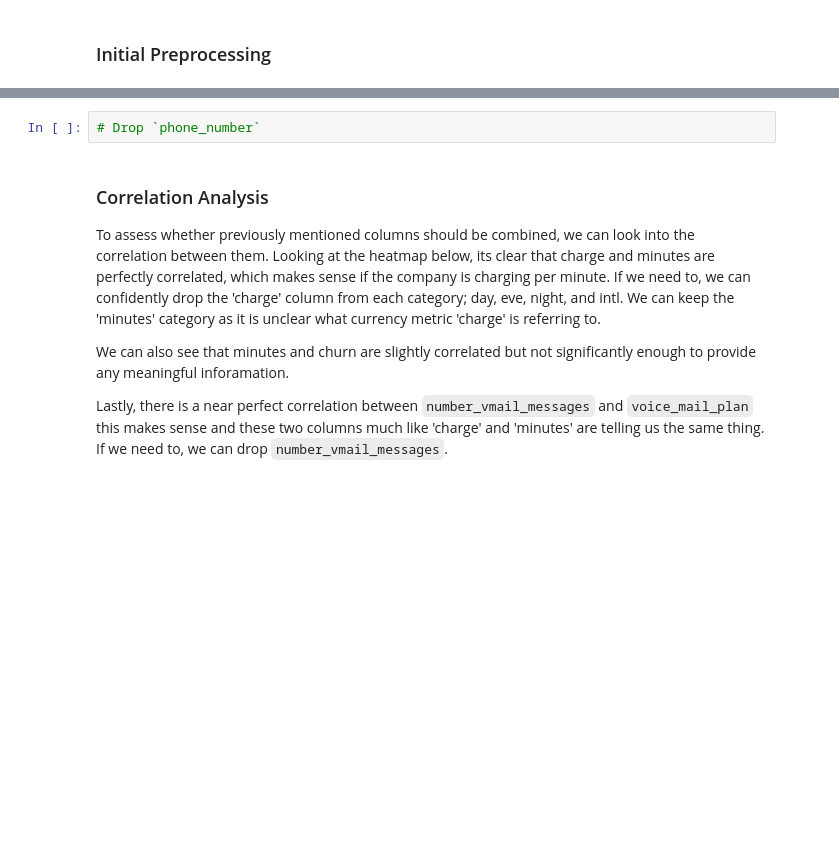
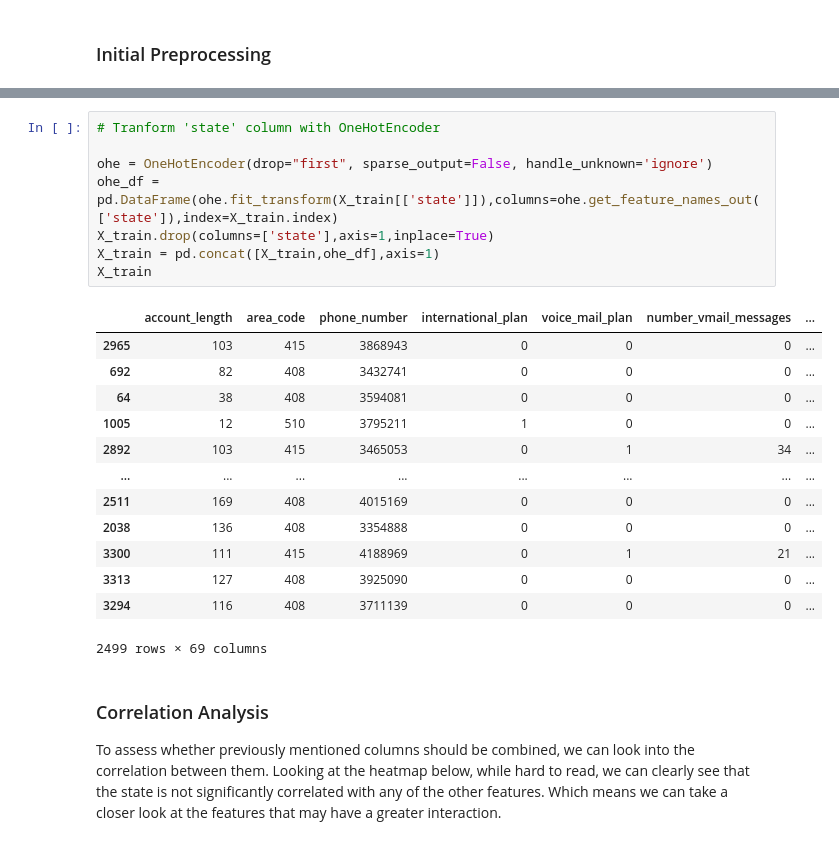
Before and after one commit to erankova/Phase_3_Project, a Jupyter notebook: Phase_3_Project.ipynb, the cells around one changed output, grey strips where cells are left out. Cells and saved outputs as stored; diff of their text form; blank space fills up the shorter version.

```diff
--- a/Phase_3_Project.ipynb
+++ b/Phase_3_Project.ipynb
@@ -171,13 +197,29 @@ array(['KS', 'OH', 'NJ', 'OK', 'AL', 'MA', 'MO', 'LA', 'WV', 'IN', 'RI',
-# %%
-# Drop `phone_number`
+# %%
+# Tranform 'state' column with OneHotEncoder
+
+ohe = OneHotEncoder(drop="first", sparse_output=False, handle_unknown='ignore')
+ohe_df = pd.DataFrame(ohe.fit_transform(X_train[['state']]),columns=ohe.get_feature_names_out(['state']),index=X_train.index)
+X_train.drop(columns=['state'],axis=1,inplace=True)
+X_train = pd.concat([X_train,ohe_df],axis=1)
+X_train
+# %% [output]
+|  | account_length | area_code | phone_number | international_plan | voice_mail_plan | number_vmail_messages | ... |
+| 2965 | 103 | 415 | 3868943 | 0 | 0 | 0 | ... |
+| 692 | 82 | 408 | 3432741 | 0 | 0 | 0 | ... |
+| 64 | 38 | 408 | 3594081 | 0 | 0 | 0 | ... |
+| 1005 | 12 | 510 | 3795211 | 1 | 0 | 0 | ... |
+| 2892 | 103 | 415 | 3465053 | 0 | 1 | 34 | ... |
+| ... | ... | ... | ... | ... | ... | ... | ... |
+| 2511 | 169 | 408 | 4015169 | 0 | 0 | 0 | ... |
+| 2038 | 136 | 408 | 3354888 | 0 | 0 | 0 | ... |
+| 3300 | 111 | 415 | 4188969 | 0 | 1 | 21 | ... |
+| 3313 | 127 | 408 | 3925090 | 0 | 0 | 0 | ... |
+| 3294 | 116 | 408 | 3711139 | 0 | 0 | 0 | ... |
+2499 rows × 69 columns
 # %% [markdown]
 ### Correlation Analysis
 
-To assess whether previously mentioned columns should be combined, we can look into the correlation between them. Looking at the heatmap below, its clear that charge and minutes are perfectly correlated, which makes sense if the company is charging per minute. If we need to, we can confidently drop the 'charge' column from each category; day, eve, night, and intl. We can keep the 'minutes' category as it is unclear what currency metric 'charge' is referring to.
-
-We can also see that minutes and churn are slightly correlated but not significantly enough to provide any meaningful inforamation.
-
-Lastly, there is a near perfect correlation between `number_vmail_messages` and `voice_mail_plan` this makes sense and these two columns much like 'charge' and 'minutes' are telling us the same thing. If we need to, we can drop `number_vmail_messages`.
+To assess whether previously mentioned columns should be combined, we can look into the correlation between them. Looking at the heatmap below, while hard to read, we can clearly see that the state is not significantly correlated with any of the other features. Which means we can take a closer look at the features that may have a greater interaction.
 # %%
 # Correlation analysis
 
```
Also changed, not shown: parts of 11 cells of this notebook.
